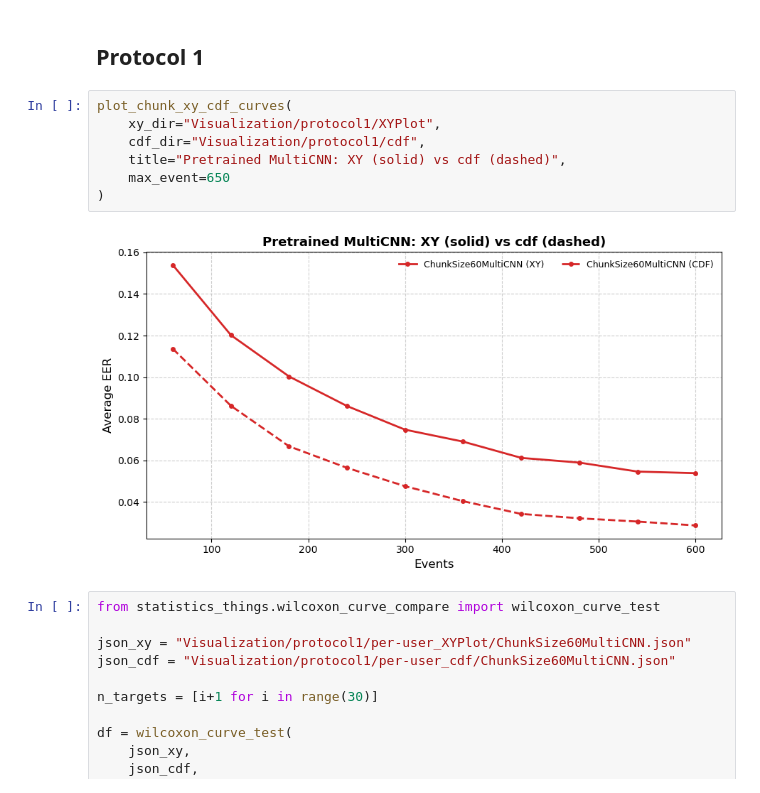
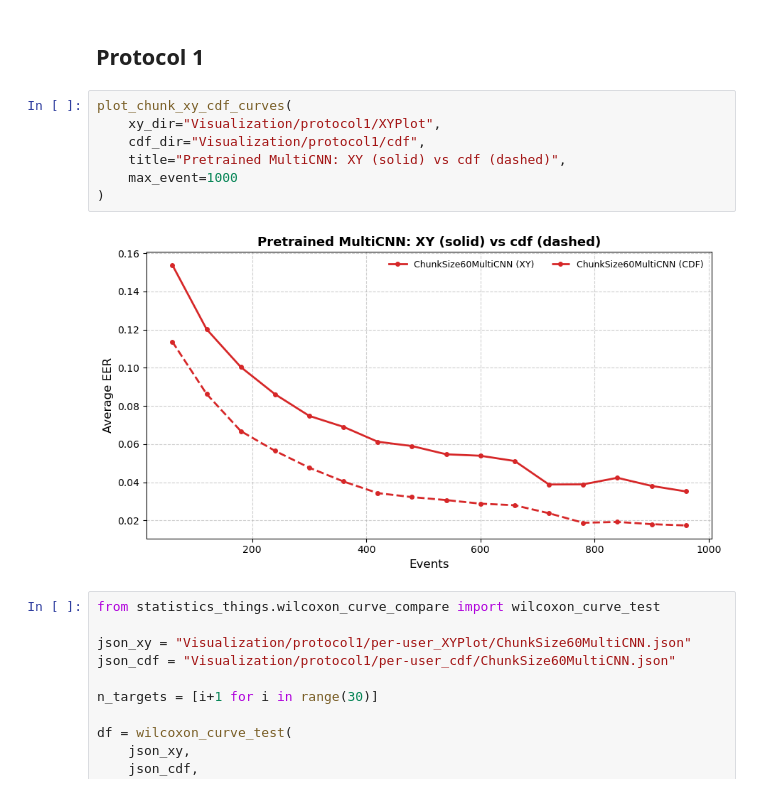
Before and after one commit to S-lijun/Mouse_Dynamics, a Jupyter notebook: Results_New.ipynb, the cells around one changed output. Cells and saved outputs as stored; diff of their text form.

```diff
--- a/Results_New.ipynb
+++ b/Results_New.ipynb
@@ -494,12 +494,12 @@ plot_chunk_xy_cdf_curves(
 # %%
 plot_chunk_xy_cdf_curves(
     xy_dir="Visualization/protocol1/XYPlot",
     cdf_dir="Visualization/protocol1/cdf",
     title="Pretrained MultiCNN: XY (solid) vs cdf (dashed)",
-    max_event=650
+    max_event=1000
 )
 # %% [output]
-[figure, old version]
+[figure, new version]
 # %%
 from statistics_things.wilcoxon_curve_compare import wilcoxon_curve_test
 
```
Also changed, not shown: parts of 5 cells of this notebook, 3 other files.
